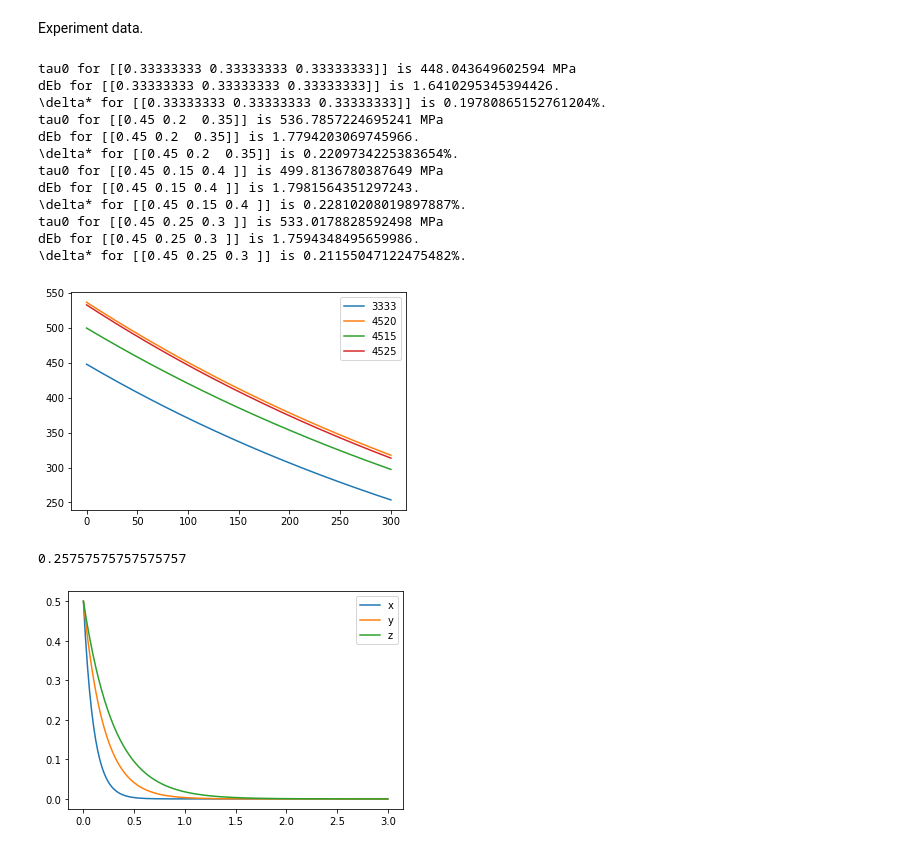
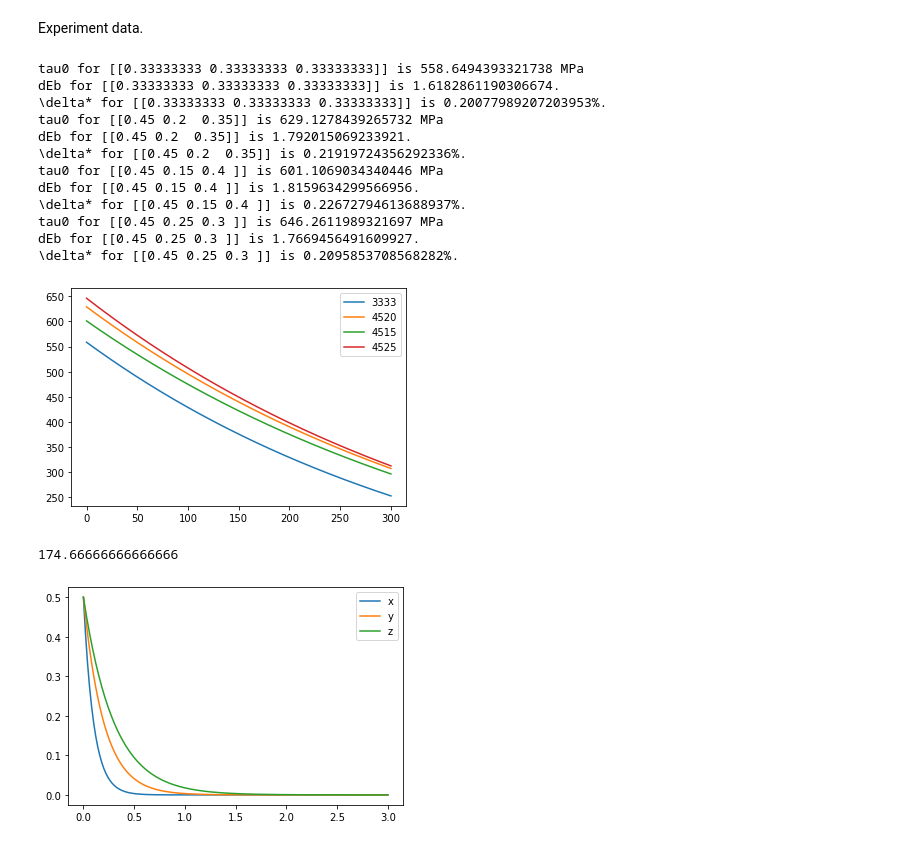
Before and after one commit to wzetto/MATools, a Jupyter notebook: Models/Toda_Caraballo_sss/crss_calc.ipynb, the cells around one changed output. Cells and saved outputs as stored; diff of their text form; code cells hidden in the pictures.

```diff
--- a/Models/Toda_Caraballo_sss/crss_calc.ipynb
+++ b/Models/Toda_Caraballo_sss/crss_calc.ipynb
@@ -285,7 +285,7 @@ x_3333 = np.array([[1/3, 1/3, 1/3]])
 #* Elastic moduli
 #*Cr, Co, Ni
 def elastic_constants(x):
-    g_vec = np.array([[103.5, 81.0, 76.0]]) #* Shear modulus
+    g_vec = np.array([[115, 76.0, 76.0]]) #* Shear modulus
     poisson_vec = np.array([[0.275, 0.293, 0.310]]) #* Poisson ratio
     g_ = g_vec@x.T
     poisson_ = poisson_vec@x.T
@@ -300,14 +300,15 @@ mu_4515, k_4515, e_4515 = elastic_constants(x_4515)*1e9 #? Gpa -> pa
 mu_3333, k_3333, e_3333 = elastic_constants(x_3333)*1e9 #? Gpa -> pa
 
 #* k for Cr, Co, Ni
-k_list = np.array([195.5, 168.65, 174.67])*1e9
+k_list = np.array([217.22, 158.24, 174.67])*1e9
 
 #* Model using
 mode = 'Var'
-epsi_0 = 1e4
-alpha = 0.183
+epsilon_ = 1e7
+alpha = 0.1629885977195439
+print_out = True
 
-def tao_curve(tao0_exp, temp_fin_exp, x, mu, alpha, mode='TC', printout=True):
+def tao_curve(tao0_exp, temp_fin_exp, x, mu, alpha, epsi_0, mode='TC', printout=True):
     '''
     Generate YS-T curve based on Varvenne model.
     '''
@@ -326,62 +327,68 @@ def tao_curve(tao0_exp, temp_fin_exp, x, mu, alpha, mode='TC', printout=True):
         tao0=tao_0, temp=temp,
         epsi_0=epsi_0, epsi_=1e-4,
         alpha=alpha, mode=mode
     )
     #* Choose the Var atomic radii.
     if mode == 'TC':
         ys_temp = ys_temp1
     elif mode == 'Var':
         ys_temp = ys_temp2
 
     return tao_0[1]*1e-6, ys_temp, tc_
 
 # #* A grid search for best alpha and epsilon.
 # minimun = 1000
 # alpha_list = np.linspace(0.01, 0.4, 5000)
 # epsilon_list = np.logspace(4, 8, 5)
-# for alpha_ in alpha_list:
-#     for epsilon_ in epsilon_list:
-tao_3333, ys_temp_3333, tc_3333 = tao_curve(ys_min_3333, t_fin_3333, x_3333, mu_3333, alpha, mode, True)
-tao_4520, ys_temp_4520, tc_4520 = tao_curve(ys_min_4520, t_fin_4520, x_4520, mu_4520, alpha, mode, True)
-tao_4515, ys_temp_4515, tc_4515 = tao_curve(ys_min_4515, t_fin_4515, x_4515, mu_4515, alpha, mode, True)
-tao_4525, ys_temp_4525, tc_4525 = tao_curve(ys_min_4525, t_fin_4525, x_4525, mu_4525, alpha, mode, True)
+# print_out = False
 
-        # tao_pre = np.array([tao_4515, tao_4520, tao_4525, tao_3333])
-        # res = np.linalg.norm(tao_pre-tau0_exp)
+# for alpha in alpha_list:
+# for epsilon_ in epsilon_list:
+tao_3333, ys_temp_3333, tc_3333 = tao_curve(
+    ys_min_3333, t_fin_3333, x_3333, mu_3333, alpha, epsilon_, mode, print_out)
+tao_4520, ys_temp_4520, tc_4520 = tao_curve(
+    ys_min_4520, t_fin_4520, x_4520, mu_4520, alpha, epsilon_, mode, print_out)
+tao_4515, ys_temp_4515, tc_4515 = tao_curve(
+    ys_min_4515, t_fin_4515, x_4515, mu_4515, alpha, epsilon_, mode, print_out)
+tao_4525, ys_temp_4525, tc_4525 = tao_curve(
+    ys_min_4525, t_fin_4525, x_4525, mu_4525, alpha, epsilon_, mode, print_out)
 
-        # if res < minimun:
-        #     minimun = res.copy()
-        #     alpha_min = alpha_.copy()
-        #     epsilon_min = epsilon_.copy()
+    #     tao_pre = np.array([tao_4515, tao_4520, tao_4525, tao_3333])
+    #     res = np.linalg.norm(tao_pre-tau0_exp)
+
+    #     if res < minimun:
+    #         minimun = res.copy()
+    #         alpha_min = alpha.copy()
+    #         epsilon_min = epsilon_.copy()
 
     # res_list.append(res)
 plt.plot(temp, ys_temp_3333*1e-6, label='3333')
 plt.plot(temp, ys_temp_4520*1e-6, label='4520')
 plt.plot(temp, ys_temp_4515*1e-6, label='4515')
 plt.plot(temp, ys_temp_4525*1e-6, label='4525')
 
 plt.legend()
 plt.show()
 
 # print(minimun, alpha_min, epsilon_min)
 # %% [output]
-tau0 for [[0.33333333 0.33333333 0.33333333]] is 448.043649602594 MPa
-dEb for [[0.33333333 0.33333333 0.33333333]] is 1.6410295345394426.
-\delta* for [[0.33333333 0.33333333 0.33333333]] is 0.19780865152761204%.
-tau0 for [[0.45 0.2  0.35]] is 536.7857224695241 MPa
-dEb for [[0.45 0.2  0.35]] is 1.7794203069745966.
-\delta* for [[0.45 0.2  0.35]] is 0.2209734225383654%.
-tau0 for [[0.45 0.15 0.4 ]] is 499.8136780387649 MPa
-dEb for [[0.45 0.15 0.4 ]] is 1.7981564351297243.
-\delta* for [[0.45 0.15 0.4 ]] is 0.22810208019897887%.
-tau0 for [[0.45 0.25 0.3 ]] is 533.0178828592498 MPa
-dEb for [[0.45 0.25 0.3 ]] is 1.7594348495659986.
-\delta* for [[0.45 0.25 0.3 ]] is 0.21155047122475482%.
+tau0 for [[0.33333333 0.33333333 0.33333333]] is 558.6494393321738 MPa
+dEb for [[0.33333333 0.33333333 0.33333333]] is 1.6182861190306674.
+\delta* for [[0.33333333 0.33333333 0.33333333]] is 0.20077989207203953%.
+tau0 for [[0.45 0.2  0.35]] is 629.1278439265732 MPa
+dEb for [[0.45 0.2  0.35]] is 1.792015069233921.
+\delta* for [[0.45 0.2  0.35]] is 0.21919724356292336%.
+tau0 for [[0.45 0.15 0.4 ]] is 601.1069034340446 MPa
+dEb for [[0.45 0.15 0.4 ]] is 1.8159634299566956.
+\delta* for [[0.45 0.15 0.4 ]] is 0.22672794613688937%.
+tau0 for [[0.45 0.25 0.3 ]] is 646.2611989321697 MPa
+dEb for [[0.45 0.25 0.3 ]] is 1.7669456491609927.
+\delta* for [[0.45 0.25 0.3 ]] is 0.2095853708568282%.
-[figure, old version]
+[figure, new version]
-# %%
-alpha_list[np.argmin(res_list)]
-# %% [output]
-0.25757575757575757
+# %%
+2/3*(76*(1.31))/(1-2*0.31)
+# %% [output]
+174.66666666666666
 # %%
 t = np.linspace(0, 3, 300)
 def exp_(t, a, b):
```
Also changed, not shown: parts of 1 cell of this notebook, 12 other files.
